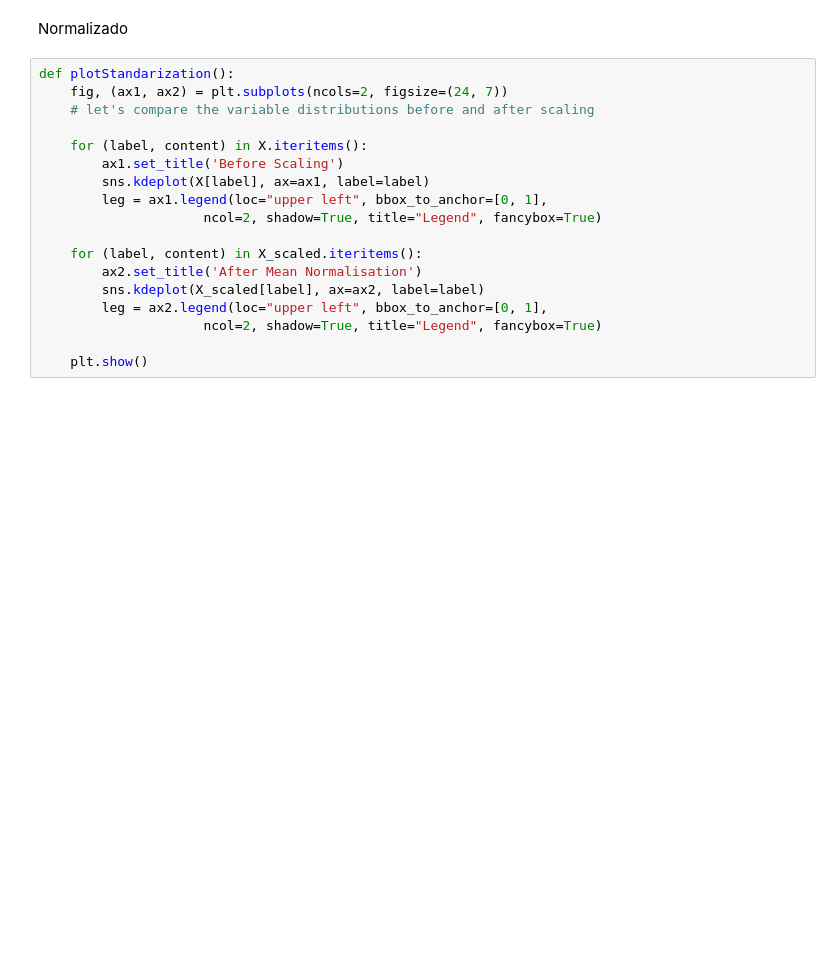
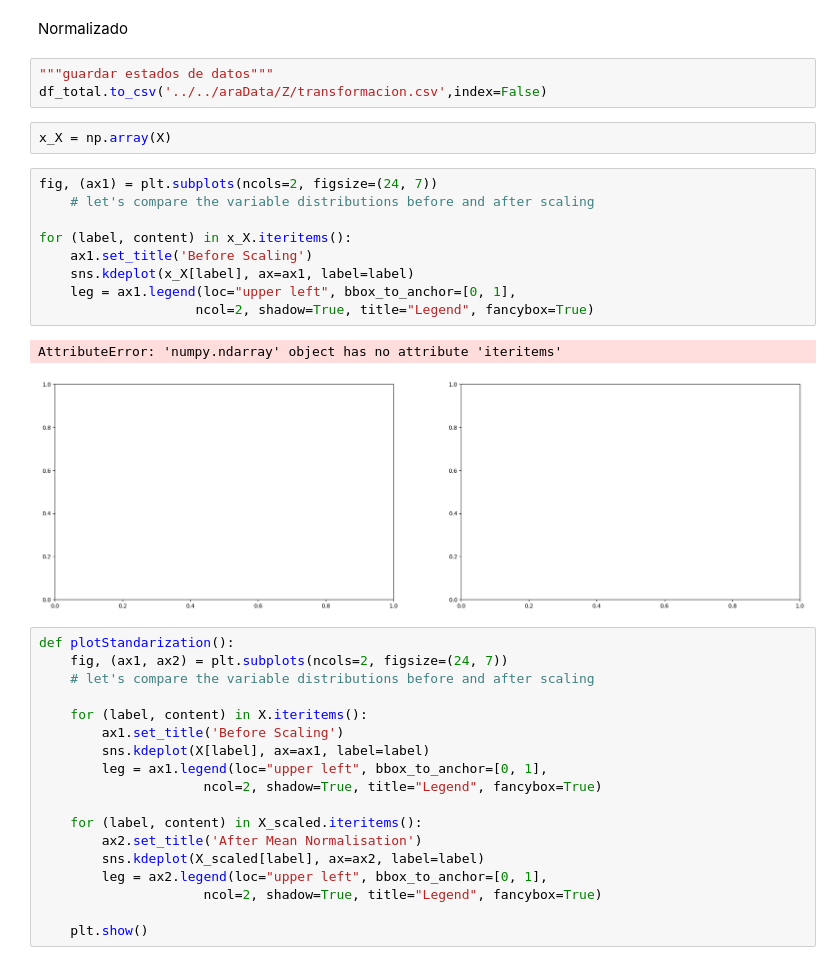
Before and after one commit to soyMA05/Clasiffication_TrafficSDN2, a Jupyter notebook: Fase3/transformacion.ipynb, the cells around one changed output. Saved outputs shown, nothing was run; the diff lists cells and outputs as text; blank space fills up the shorter version.

```diff
--- a/Fase3/transformacion.ipynb
+++ b/Fase3/transformacion.ipynb
@@ -137,5 +128,22 @@ No artists with labels found to put in legend.  Note that artists whose label st
 # %% [markdown]
 Normalizado
+# %%
+"""guardar estados de datos"""
+df_total.to_csv('../../araData/Z/transformacion.csv',index=False)
+# %%
+x_X = np.array(X)
+# %%
+fig, (ax1) = plt.subplots(ncols=2, figsize=(24, 7))
+    # let's compare the variable distributions before and after scaling
+
+for (label, content) in x_X.iteritems():
+    ax1.set_title('Before Scaling')
+    sns.kdeplot(x_X[label], ax=ax1, label=label)
+    leg = ax1.legend(loc="upper left", bbox_to_anchor=[0, 1],
+                    ncol=2, shadow=True, title="Legend", fancybox=True)
+# %% [output]
+AttributeError: 'numpy.ndarray' object has no attribute 'iteritems'
+[figure, added]
 # %%
 def plotStandarization():
     fig, (ax1, ax2) = plt.subplots(ncols=2, figsize=(24, 7))
```
Also changed, not shown: parts of 20 cells of this notebook, 4 other files.
